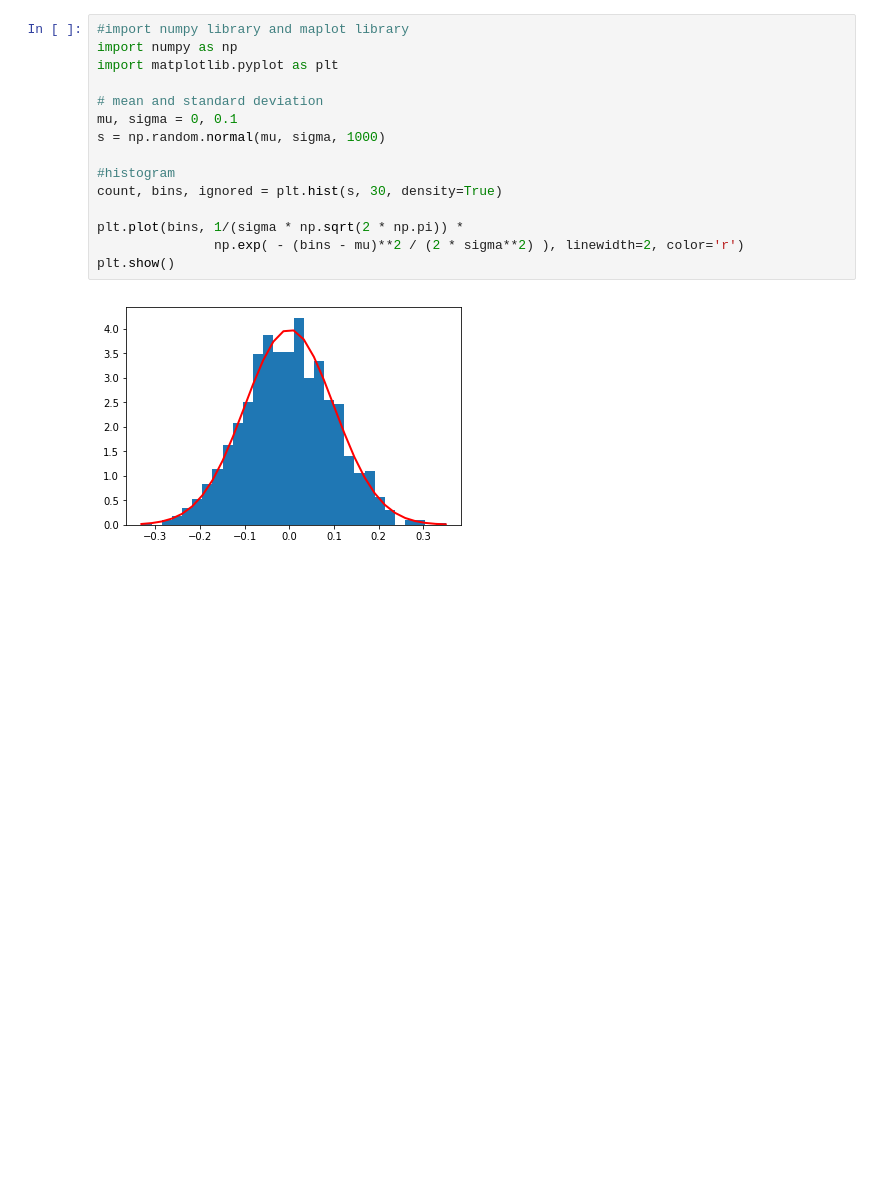
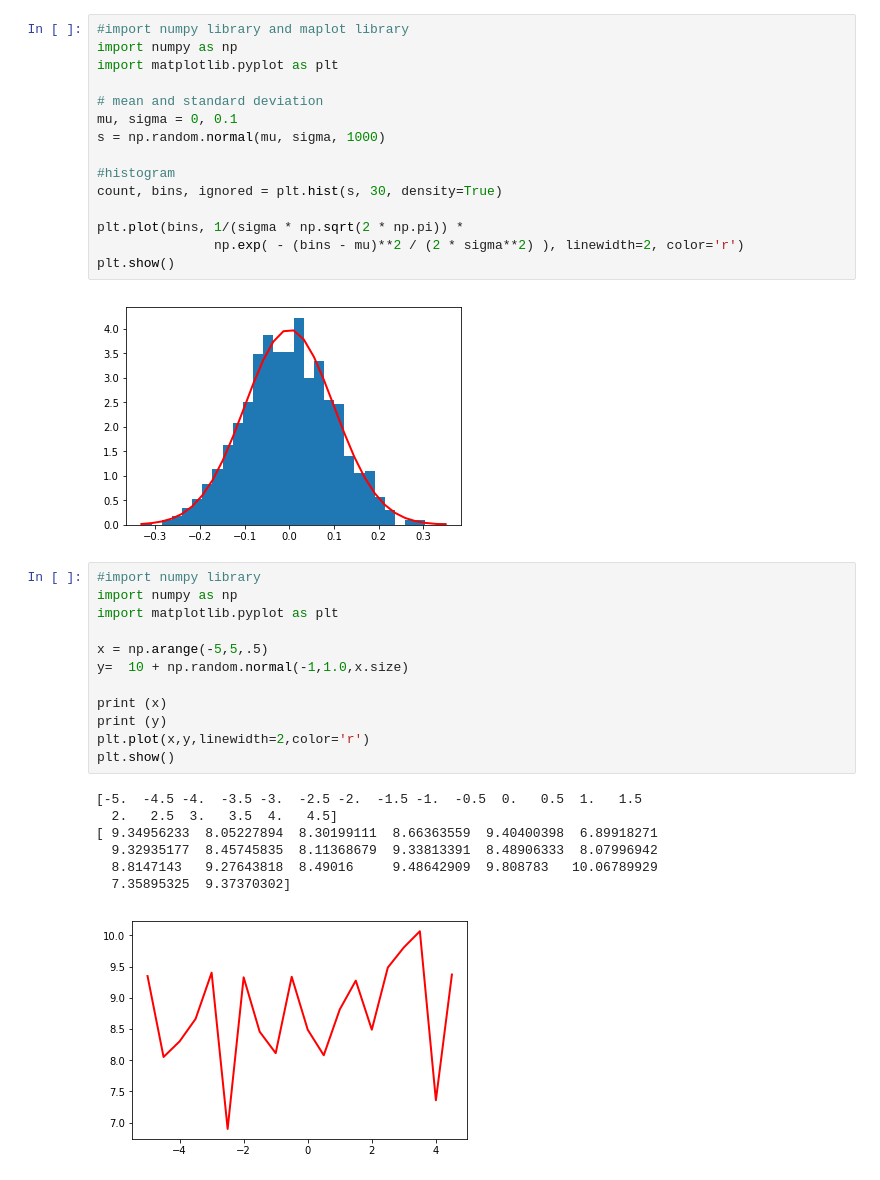
Before and after one commit to SomanathanSubramaniyan/Programming-for-Data-Analysis, a Jupyter notebook: Assignment-2018-Numpy.ipynb, the cells around one changed output. Saved outputs shown, nothing was run; the diff lists cells and outputs as text; blank space fills up the shorter version.

Commit message:
numpy distribution -Q3

```diff
--- a/Assignment-2018-Numpy.ipynb
+++ b/Assignment-2018-Numpy.ipynb
@@ -127,3 +127,23 @@ plt.plot(bins, 1/(sigma * np.sqrt(2 * np.pi)) *
 plt.show()
 # %% [output]
 [figure]
+# %%
+#import numpy library
+import numpy as np
+import matplotlib.pyplot as plt
+
+x = np.arange(-5,5,.5)
+y=  10 + np.random.normal(-1,1.0,x.size)
+
+print (x)
+print (y)
+plt.plot(x,y,linewidth=2,color='r')
+plt.show()
+# %% [output]
+[-5.  -4.5 -4.  -3.5 -3.  -2.5 -2.  -1.5 -1.  -0.5  0.   0.5  1.   1.5
+  2.   2.5  3.   3.5  4.   4.5]
+[ 9.34956233  8.05227894  8.30199111  8.66363559  9.40400398  6.89918271
+  9.32935177  8.45745835  8.11368679  9.33813391  8.48906333  8.07996942
+  8.8147143   9.27643818  8.49016     9.48642909  9.808783   10.06789929
+  7.35895325  9.37370302]
+[figure, added]
```
